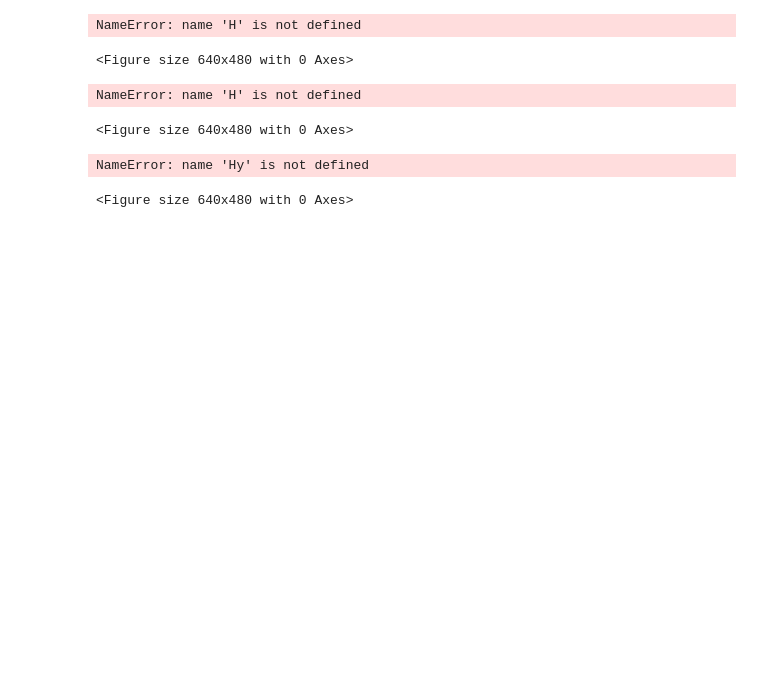
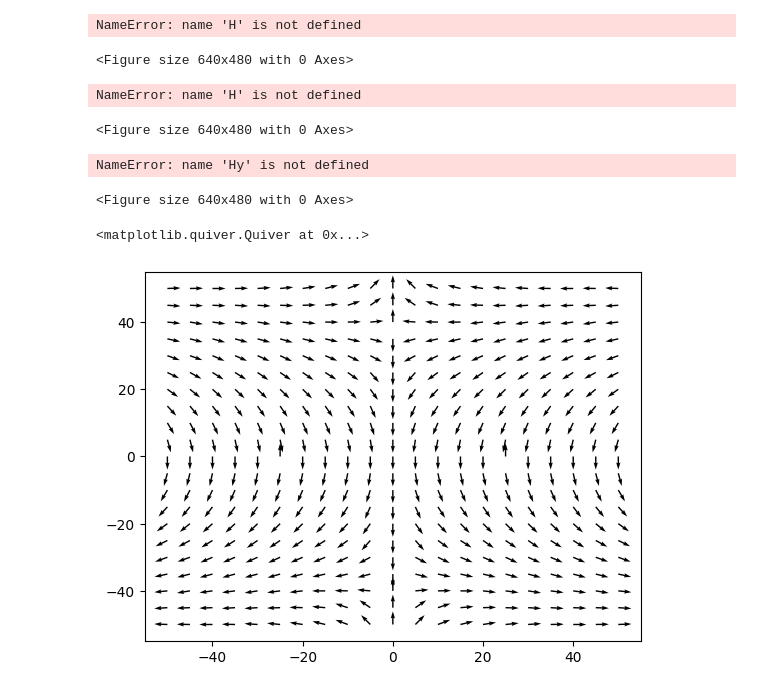
Before and after one commit to hydrogeophysicsgroup/anemone, a Jupyter notebook: prototyping/bfields_square_loop.ipynb, the cells around one changed output. Saved outputs shown, nothing was run; the diff lists cells and outputs as text; code cells hidden in the pictures; blank space fills up the shorter version.

```diff
--- a/prototyping/bfields_square_loop.ipynb
+++ b/prototyping/bfields_square_loop.ipynb
@@ -426,6 +422,14 @@ Hy -= (sY2@HyR.squeeze()).reshape(rx1.X.shape)
 hkl = Hankel(Hzdx_integrand, 1, smp_per_decade=16)
 r, HzR = hkl._range(torch.tensor([0.01]),torch.tensor([100]))
 Hz = (sZ@HzR.squeeze()).reshape(rx1.X.shape)
+# %%
+nHx,nHy = Hx.real/(Hx.real**2+Hy.real**2)**0.5, Hy.real/(Hx.real**2+Hy.real**2)**0.5
+
+plt.figure()
+plt.quiver(rx1.X, rx1.Y, nHx, nHy)
+# %% [output]
+<matplotlib.quiver.Quiver at 0x...>
+[figure, added]
 # %%
 import matplotlib.pyplot as plt
 import numpy as np
```
Also changed, not shown: parts of 8 cells of this notebook, 3 other files.
